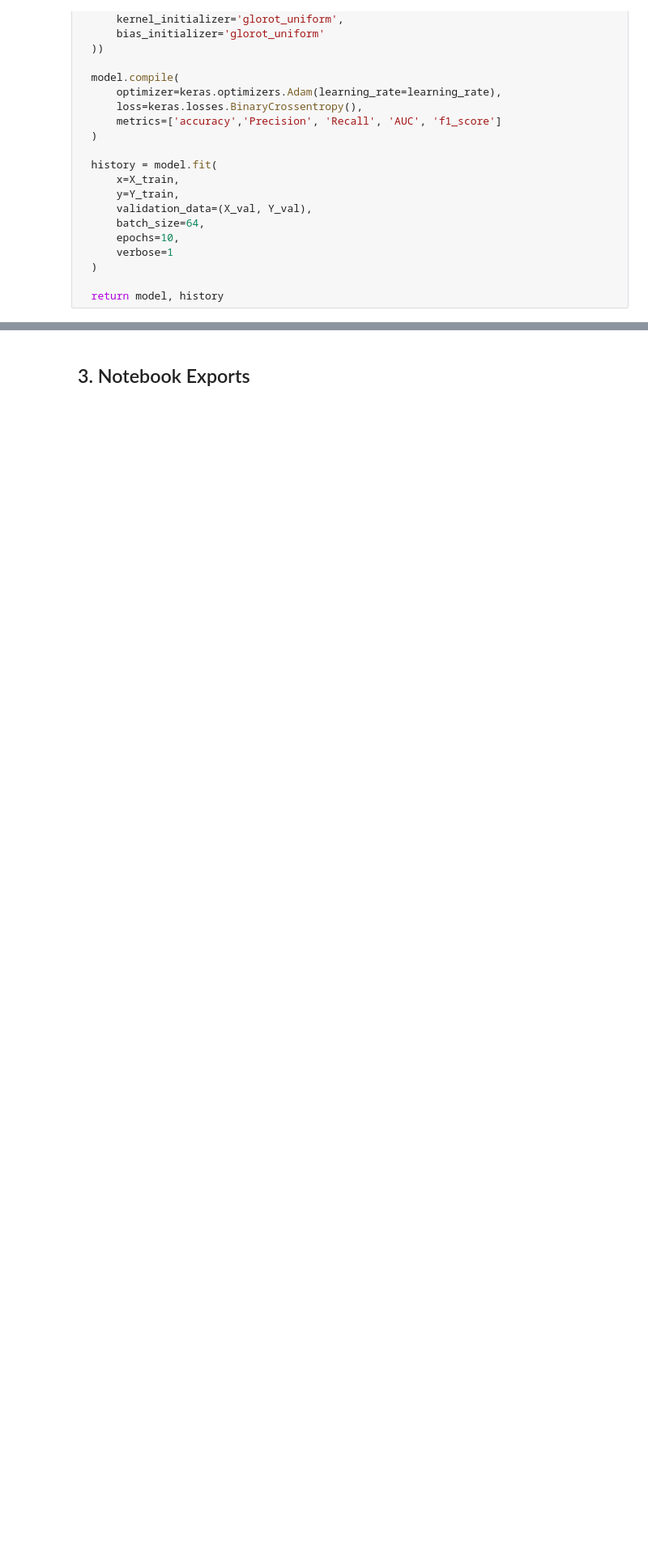
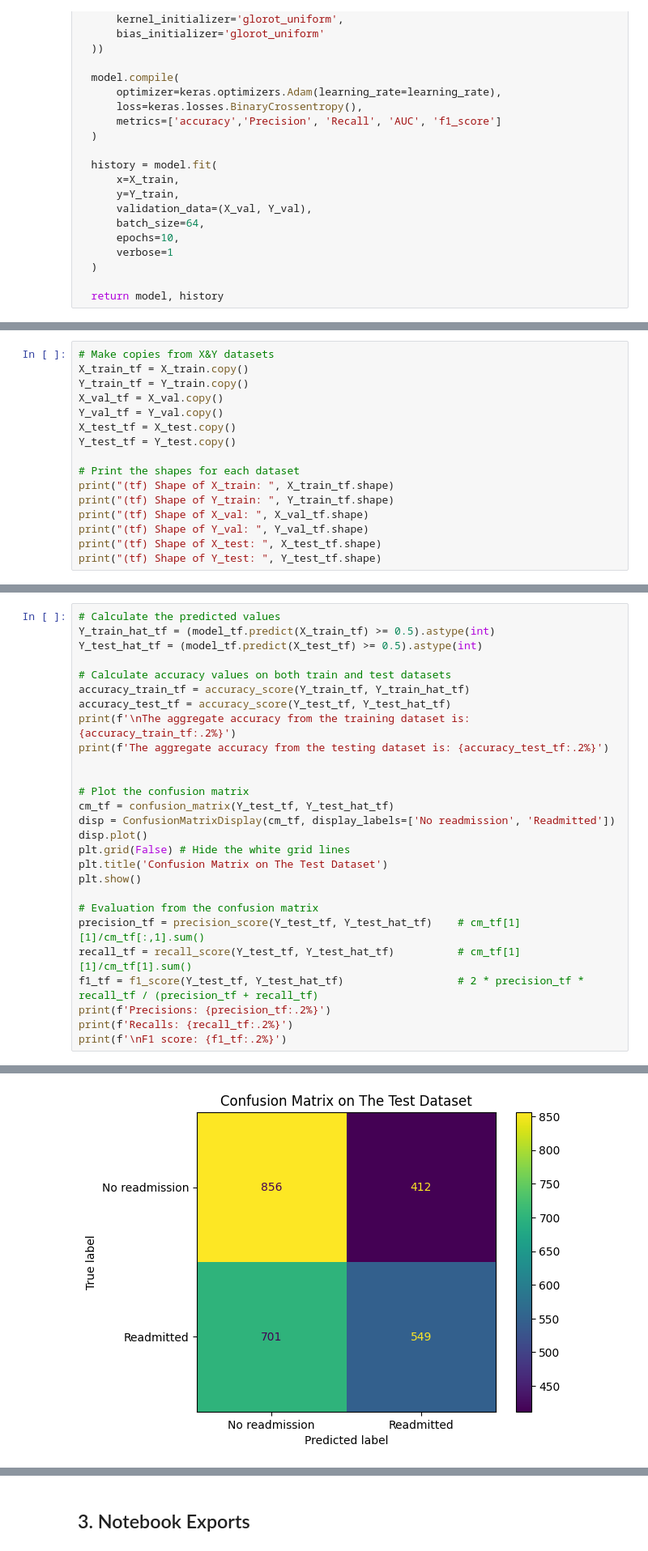
Before and after one commit to cpfrish/diabetes-readmission, a Jupyter notebook: notebooks/rahil_dp_baseline.ipynb, the cells around one changed output, grey strips where cells are left out. Shown at 81% size. Cells and saved outputs as stored; diff of their text form; blank space fills up the shorter version.

Commit message:
remove duplicate notebooks and rerun models

```diff
--- a/notebooks/rahil_dp_baseline.ipynb
+++ b/notebooks/rahil_dp_baseline.ipynb
@@ -395,0 +438,16 @@ print(np.unique(preds, return_counts=True))
+# %%
+# Make copies from X&Y datasets
+X_train_tf = X_train.copy()
+Y_train_tf = Y_train.copy()
+X_val_tf = X_val.copy()
+Y_val_tf = Y_val.copy()
+X_test_tf = X_test.copy()
+Y_test_tf = Y_test.copy()
+
+# Print the shapes for each dataset
+print("(tf) Shape of X_train: ", X_train_tf.shape)
+print("(tf) Shape of Y_train: ", Y_train_tf.shape)
+print("(tf) Shape of X_val: ", X_val_tf.shape)
+print("(tf) Shape of Y_val: ", Y_val_tf.shape)
+print("(tf) Shape of X_test: ", X_test_tf.shape)
+print("(tf) Shape of Y_test: ", Y_test_tf.shape)
@@ -395,0 +554,28 @@ print(np.unique(preds, return_counts=True))
+# %%
+# Calculate the predicted values
+Y_train_hat_tf = (model_tf.predict(X_train_tf) >= 0.5).astype(int)
+Y_test_hat_tf = (model_tf.predict(X_test_tf) >= 0.5).astype(int)
+
+# Calculate accuracy values on both train and test datasets
+accuracy_train_tf = accuracy_score(Y_train_tf, Y_train_hat_tf)
+accuracy_test_tf = accuracy_score(Y_test_tf, Y_test_hat_tf)
+print(f'\nThe aggregate accuracy from the training dataset is: {accuracy_train_tf:.2%}')
+print(f'The aggregate accuracy from the testing dataset is: {accuracy_test_tf:.2%}')
+
+
+# Plot the confusion matrix
+cm_tf = confusion_matrix(Y_test_tf, Y_test_hat_tf)
+disp = ConfusionMatrixDisplay(cm_tf, display_labels=['No readmission', 'Readmitted'])
+disp.plot()
+plt.grid(False) # Hide the white grid lines
+plt.title('Confusion Matrix on The Test Dataset')
+plt.show()
+
+# Evaluation from the confusion matrix
+precision_tf = precision_score(Y_test_tf, Y_test_hat_tf)    # cm_tf[1][1]/cm_tf[:,1].sum()
+recall_tf = recall_score(Y_test_tf, Y_test_hat_tf)          # cm_tf[1][1]/cm_tf[1].sum()
+f1_tf = f1_score(Y_test_tf, Y_test_hat_tf)                  # 2 * precision_tf * recall_tf / (precision_tf + recall_tf)
+print(f'Precisions: {precision_tf:.2%}')
+print(f'Recalls: {recall_tf:.2%}')
+print(f'\nF1 score: {f1_tf:.2%}')
+# %% [output]
@@ -395,0 +587 @@ print(np.unique(preds, return_counts=True))
+[figure, added]
```
Also changed, not shown: parts of 13 cells of this notebook, 19 other files.
